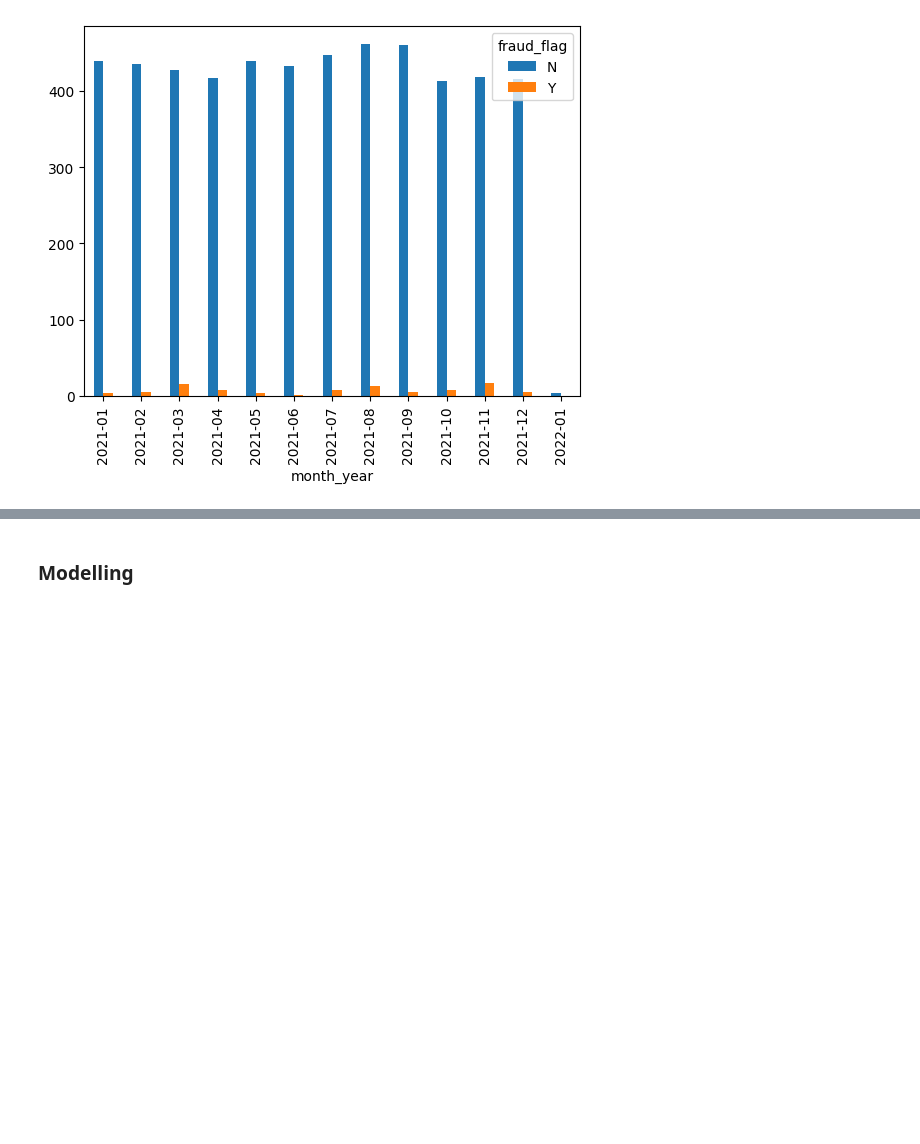
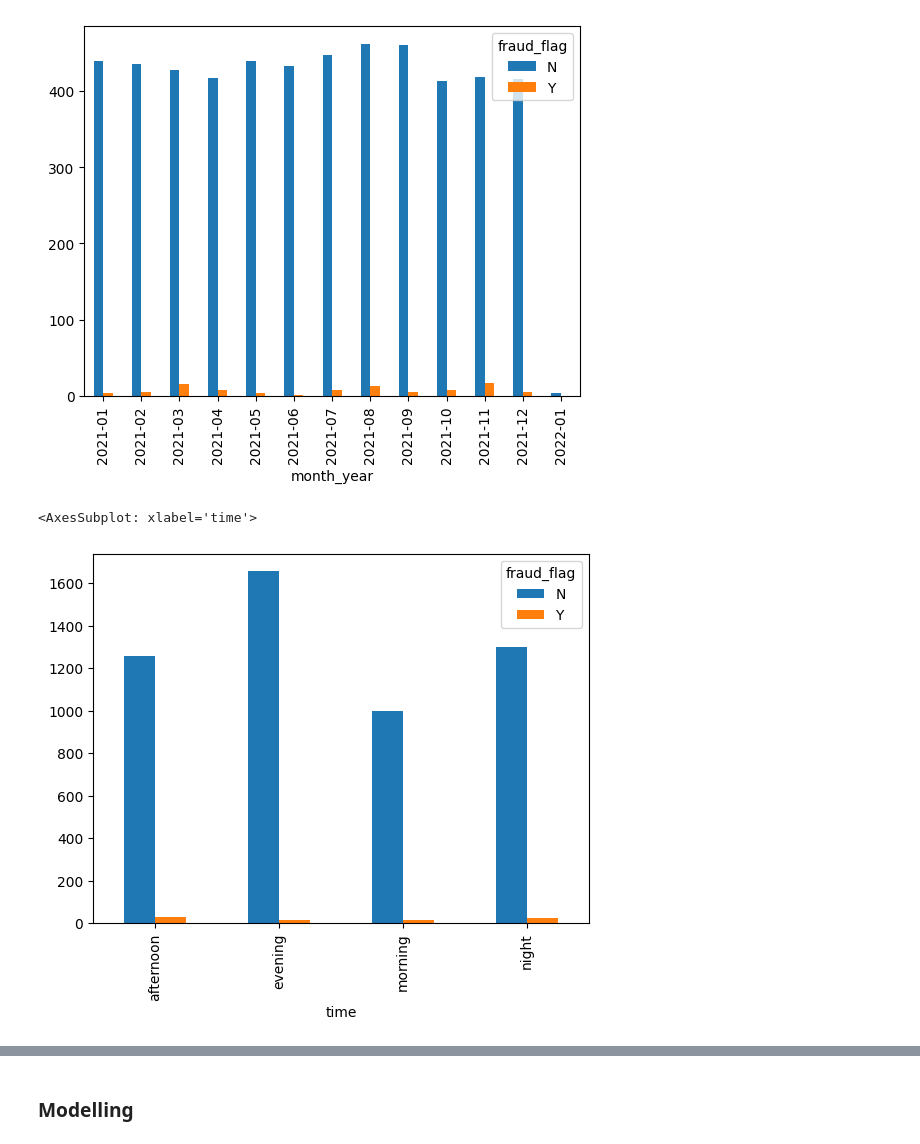
Before and after one commit to bhavesh-chainani/fraud_detection, a Jupyter notebook: bhavesh_silent_eight.ipynb, the cells around one changed output, grey strips where cells are left out. Drawn from its saved outputs; the diff is of its cells as text; code cells hidden in the pictures; blank space fills up the shorter version.

```diff
--- a/bhavesh_silent_eight.ipynb
+++ b/bhavesh_silent_eight.ipynb
@@ -184,3 +201,17 @@ data.head()
 | 2 | C12976926337644 | UK | N | 2021-05-23 22:15:15 | 77697395249488 | NaN | PAYMENT | ... |
 | 3 | C12976926337644 | UK | N | 2021-07-07 21:36:50 | 77697395249488 | NaN | PAYMENT | ... |
 | 4 | C12976926337644 | UK | N | 2021-09-02 00:14:03 | 77697395249488 | NaN | PAYMENT | ... |
+# %%
+## create new column for time of day
+def timeofday(x):
+    if (x>=0) & (x<6):
+        tod = 'night'
+    elif (x>=6) & (x<12):
+        tod = 'morning'
+    elif (x>=12) & (x<18):
+        tod = 'afternoon'
+    else:
+        tod = 'evening'
+    return tod
+# %%
+data['time'] = data.timestamp.dt.hour.map(timeofday)
@@ -195,3 +242,14 @@ data.head()
 # %% [output]
 <AxesSubplot: xlabel='month_year'>
 [figure]
+# %%
+## Visualise distribution of y value for time of day
+(data
+ .groupby(['time', 'fraud_flag'])
+ .size()
+ .unstack()
+ .plot.bar()
+)
+# %% [output]
+<AxesSubplot: xlabel='time'>
+[figure, added]
```
Also changed, not shown: parts of 28 cells of this notebook.
